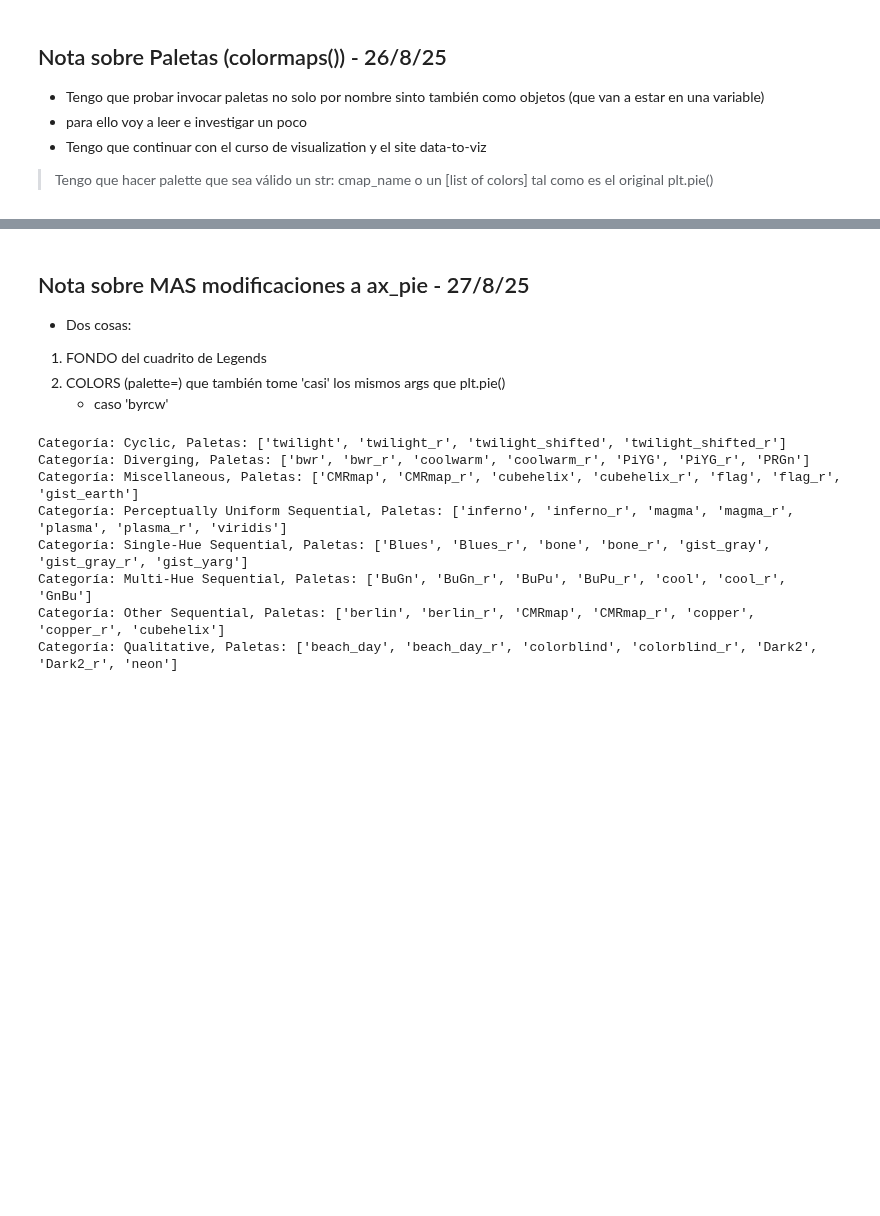
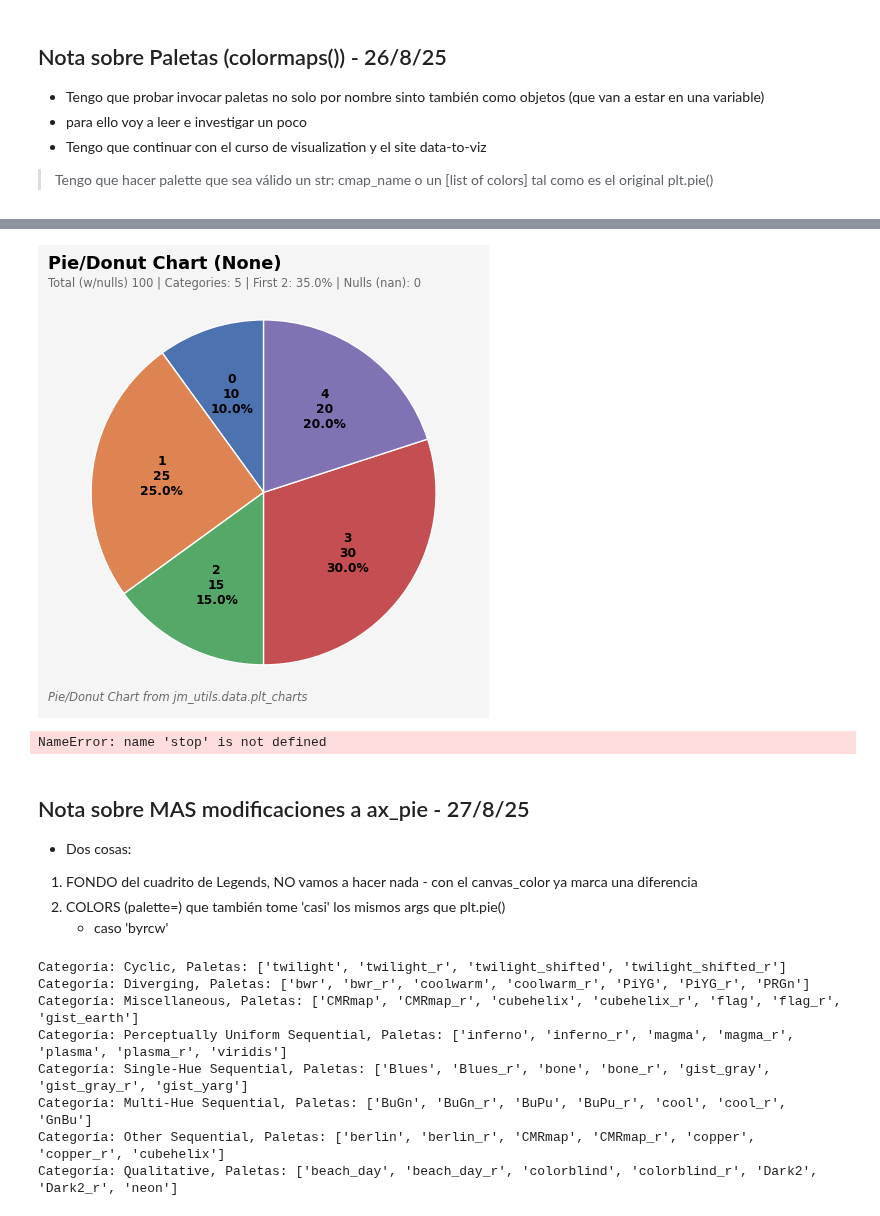
Before and after one commit to jmonti-gh/jm_utils, a Jupyter notebook: dev/ax_pie.ipynb, the cells around one changed output, grey strips where cells are left out. Saved outputs shown, nothing was run; the diff lists cells and outputs as text; code cells hidden in the pictures; blank space fills up the shorter version.

```diff
--- a/dev/ax_pie.ipynb
+++ b/dev/ax_pie.ipynb
@@ -28,7 +55,16 @@
+# %%
+lst = [10, 25, 15, 30, 20]
+fig = pcharths.plt_pie(lst, order='ix_asc', palette='sns')
+# %% [output]
+[figure, added]
+# %%
+stop()
+# %% [output]
+NameError: name 'stop' is not defined
 # %% [markdown]
 ## Nota sobre MAS modificaciones a ax_pie - 27/8/25
 - Dos cosas:
-1. FONDO del cuadrito de Legends
+1. FONDO del cuadrito de Legends, NO vamos a hacer nada - con el canvas_color ya marca una diferencia
 2. COLORS (palette=) que también tome 'casi' los mismos args que plt.pie()
     - caso 'byrcw'
 # %%
```
Also changed, not shown: parts of 4 cells of this notebook, 4 other files.
